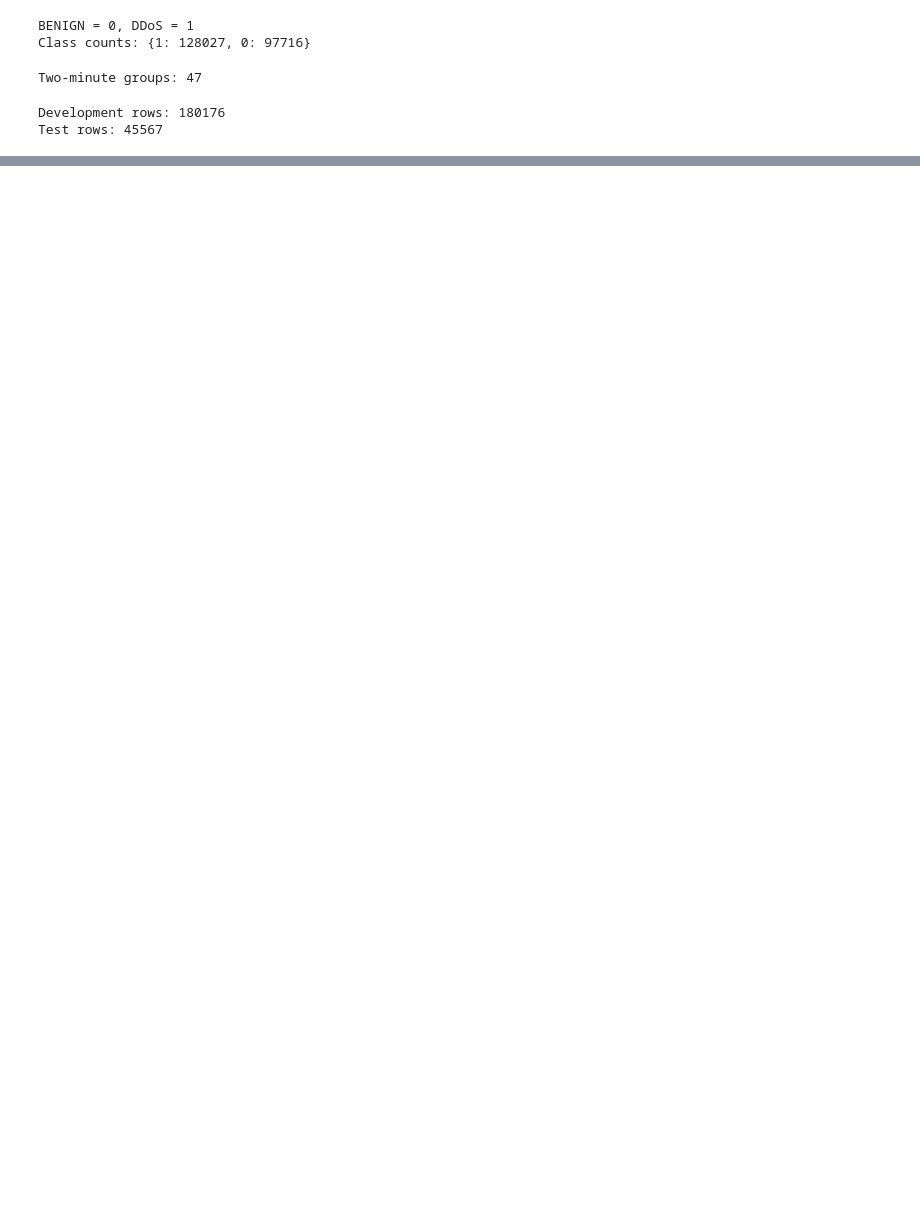
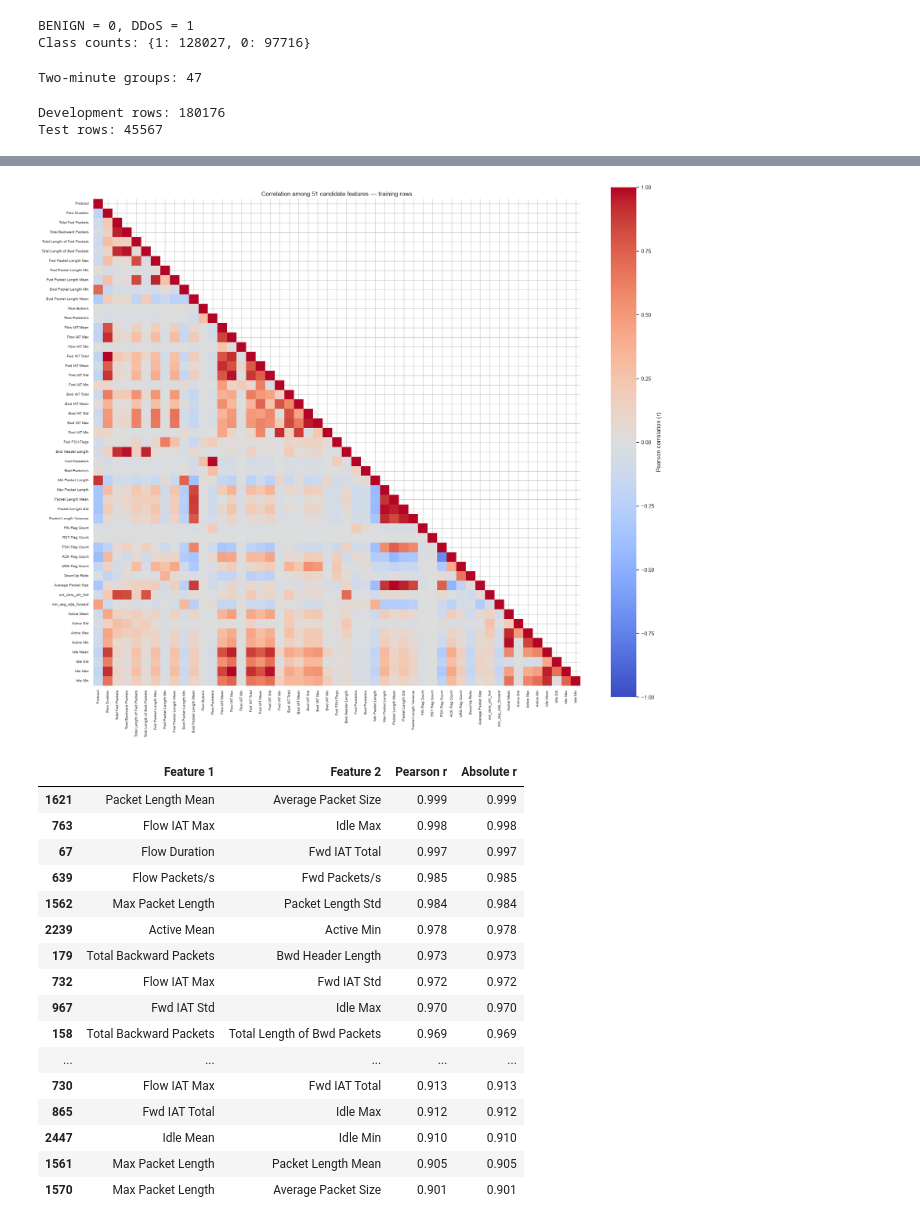
Before and after one commit to Kieri0/Flowguard, a Jupyter notebook: notebooks/data_preprocessing.ipynb, the cells around one changed output, grey strips where cells are left out. Saved outputs shown, nothing was run; the diff lists cells and outputs as text; code cells hidden in the pictures; blank space fills up the shorter version.

```diff
--- a/notebooks/data_preprocessing.ipynb
+++ b/notebooks/data_preprocessing.ipynb
@@ -103,10 +103,19 @@ print("Before:", original_rows, "After:", len(data))
 # %% [output]
 Before: 225745 After: 225743
 # %%
-# Remove identifiers and Destination Port
+# Exclude labels, identifiers, ports, time, and possible capture fingerprints
 excluded = [
     "Label", "Flow ID", "Source IP", "Destination IP",
-    "Timestamp", "Destination Port",
+    "Source Port", "Destination Port", "Timestamp",
+    "Init_Win_bytes_forward", "Init_Win_bytes_backward",
+    "Avg Bwd Segment Size",
+    "Bwd Packet Length Max",
+    "Bwd Packet Length Std",
+    "Fwd Packet Length Std",
+    "Flow IAT Std",
+    "Fwd IAT Max",
+    "Fwd Header Length",
+    "Fwd Header Length.1",
 ]
 model_data = data.drop(columns=excluded)
 print("Remaining columns:", len(model_data.columns))
@@ -259,0 +287,48 @@ Saved: C:\Users\joy\Desktop\CST9L_Project\notebooks\prepared_network_traffic.csv
+# %%
+# Correlations among the 51 candidates, using training rows only
+corr_51 = X_train.corr(method="pearson")
+upper_mask = np.triu(np.ones(corr_51.shape, dtype=bool), k=1)
+
+plt.figure(figsize=(19, 16))
+sns.heatmap(
+    corr_51,
+    mask=upper_mask,
+    cmap="coolwarm",
+    center=0, vmin=-1, vmax=1,
+    square=True,
+    cbar_kws={"label": "Pearson correlation (r)"},
+)
+plt.title("Correlation among 51 candidate features — training rows")
+plt.xticks(rotation=90, fontsize=7)
+plt.yticks(fontsize=7)
+plt.tight_layout()
+plt.show()
+
+# A readable table of the strongest pairs
+pairs = corr_51.where(upper_mask).stack().reset_index()
+pairs.columns = ["Feature 1", "Feature 2", "Pearson r"]
+pairs["Absolute r"] = pairs["Pearson r"].abs()
+display(
+    pairs.loc[pairs["Absolute r"] >= 0.90]
+    .sort_values("Absolute r", ascending=False)
+    .round(3)
+)
+# %% [output]
+[figure, added]
+|  | Feature 1 | Feature 2 | Pearson r | Absolute r |
+| 1621 | Packet Length Mean | Average Packet Size | 0.999 | 0.999 |
+| 763 | Flow IAT Max | Idle Max | 0.998 | 0.998 |
+| 67 | Flow Duration | Fwd IAT Total | 0.997 | 0.997 |
+| 639 | Flow Packets/s | Fwd Packets/s | 0.985 | 0.985 |
+| 1562 | Max Packet Length | Packet Length Std | 0.984 | 0.984 |
+| 2239 | Active Mean | Active Min | 0.978 | 0.978 |
+| 179 | Total Backward Packets | Bwd Header Length | 0.973 | 0.973 |
+| 732 | Flow IAT Max | Fwd IAT Std | 0.972 | 0.972 |
+| 967 | Fwd IAT Std | Idle Max | 0.970 | 0.970 |
+| 158 | Total Backward Packets | Total Length of Bwd Packets | 0.969 | 0.969 |
+| ... | ... | ... | ... | ... |
+| 730 | Flow IAT Max | Fwd IAT Total | 0.913 | 0.913 |
+| 865 | Fwd IAT Total | Idle Max | 0.912 | 0.912 |
+| 2447 | Idle Mean | Idle Min | 0.910 | 0.910 |
+| 1561 | Max Packet Length | Packet Length Mean | 0.905 | 0.905 |
+| 1570 | Max Packet Length | Average Packet Size | 0.901 | 0.901 |
```
Also changed, not shown: parts of 9 cells of this notebook, 1 other file.
